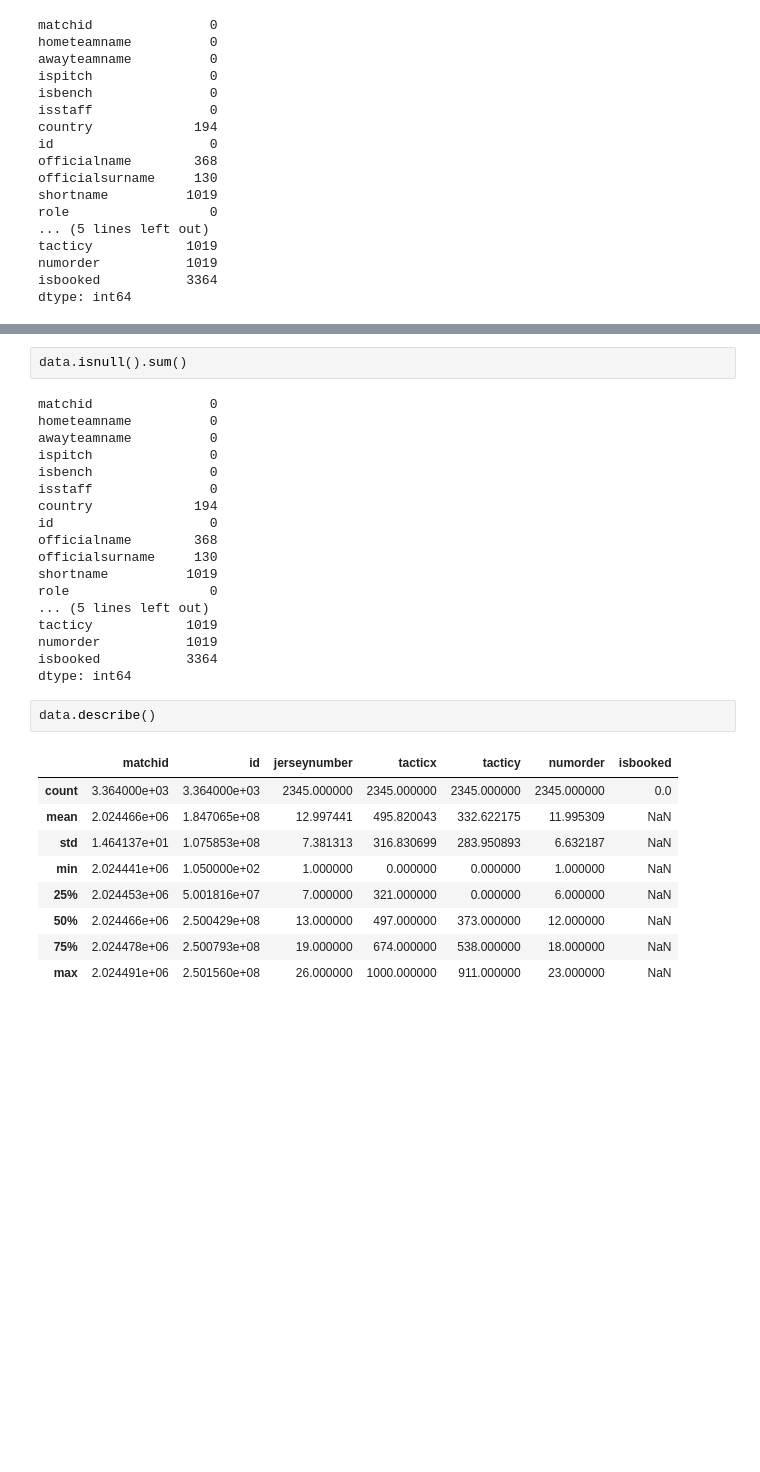
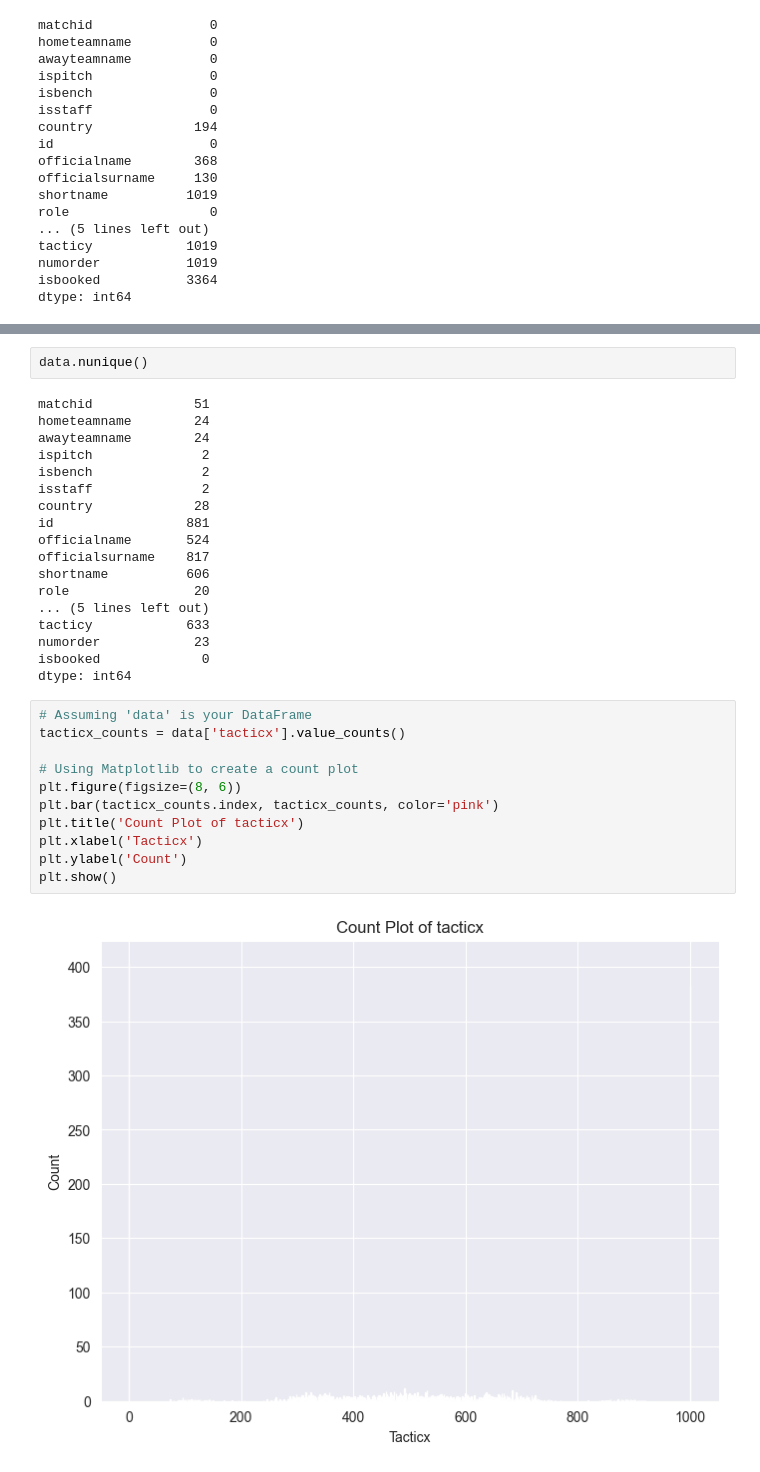
Before and after one commit to SFETNI/Omdena-UEFAEURO2024, a Jupyter notebook: task2-data-analysis/match_line_ups.ipynb, the cells around one changed output, grey strips where cells are left out. Cells and saved outputs as stored; diff of their text form; blank space fills up the shorter version.

```diff
--- a/task2-data-analysis/match_line_ups.ipynb
+++ b/task2-data-analysis/match_line_ups.ipynb
@@ -70,32 +87,33 @@ data.fillna(0)
-# %%
-data.isnull().sum()
-# %% [output]
-matchid               0
-hometeamname          0
-awayteamname          0
-ispitch               0
-isbench               0
-isstaff               0
-country             194
-id                    0
-officialname        368
-officialsurname     130
-shortname          1019
-role                  0
-... (5 lines left out)
-tacticy            1019
-numorder           1019
-isbooked           3364
-dtype: int64
 # %%
-data.describe()
+data.nunique()
 # %% [output]
-|  | matchid | id | jerseynumber | tacticx | tacticy | numorder | isbooked |
-| count | 3.364000e+03 | 3.364000e+03 | 2345.000000 | 2345.000000 | 2345.000000 | 2345.000000 | 0.0 |
-| mean | 2.024466e+06 | 1.847065e+08 | 12.997441 | 495.820043 | 332.622175 | 11.995309 | NaN |
-| std | 1.464137e+01 | 1.075853e+08 | 7.381313 | 316.830699 | 283.950893 | 6.632187 | NaN |
-| min | 2.024441e+06 | 1.050000e+02 | 1.000000 | 0.000000 | 0.000000 | 1.000000 | NaN |
-| 25% | 2.024453e+06 | 5.001816e+07 | 7.000000 | 321.000000 | 0.000000 | 6.000000 | NaN |
-| 50% | 2.024466e+06 | 2.500429e+08 | 13.000000 | 497.000000 | 373.000000 | 12.000000 | NaN |
-| 75% | 2.024478e+06 | 2.500793e+08 | 19.000000 | 674.000000 | 538.000000 | 18.000000 | NaN |
-| max | 2.024491e+06 | 2.501560e+08 | 26.000000 | 1000.000000 | 911.000000 | 23.000000 | NaN |
+matchid             51
+hometeamname        24
+awayteamname        24
+ispitch              2
+isbench              2
+isstaff              2
+country             28
+id                 881
+officialname       524
+officialsurname    817
+shortname          606
+role                20
+... (5 lines left out)
+tacticy            633
+numorder            23
+isbooked             0
+dtype: int64
+# %%
+# Assuming 'data' is your DataFrame
+tacticx_counts = data['tacticx'].value_counts()
+
+# Using Matplotlib to create a count plot
+plt.figure(figsize=(8, 6))
+plt.bar(tacticx_counts.index, tacticx_counts, color='pink')
+plt.title('Count Plot of tacticx')
+plt.xlabel('Tacticx')
+plt.ylabel('Count')
+plt.show()
+# %% [output]
+[figure, added]
```
Also changed, not shown: parts of 29 cells of this notebook.
